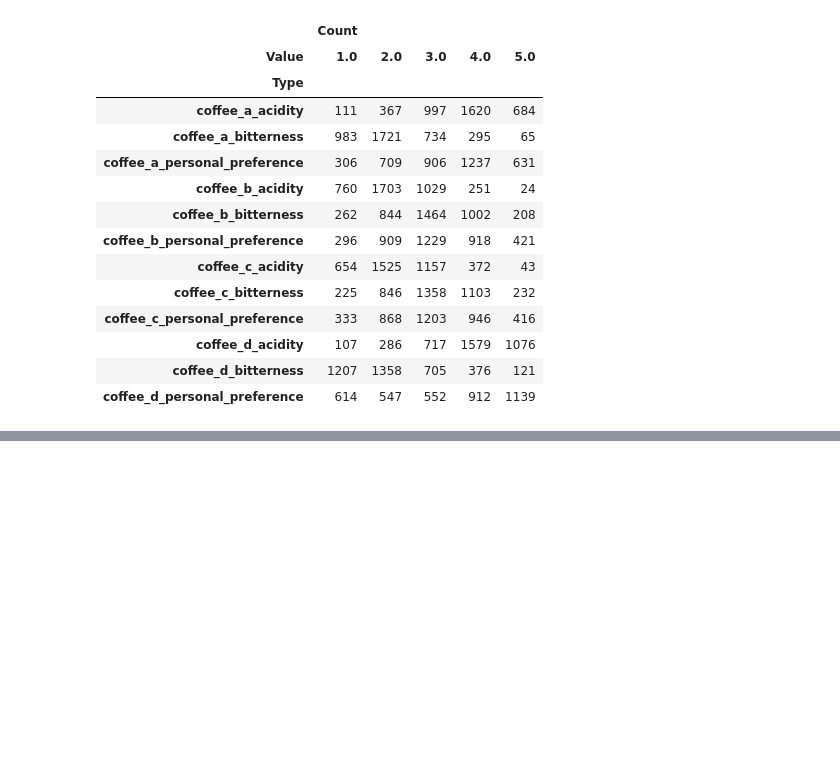
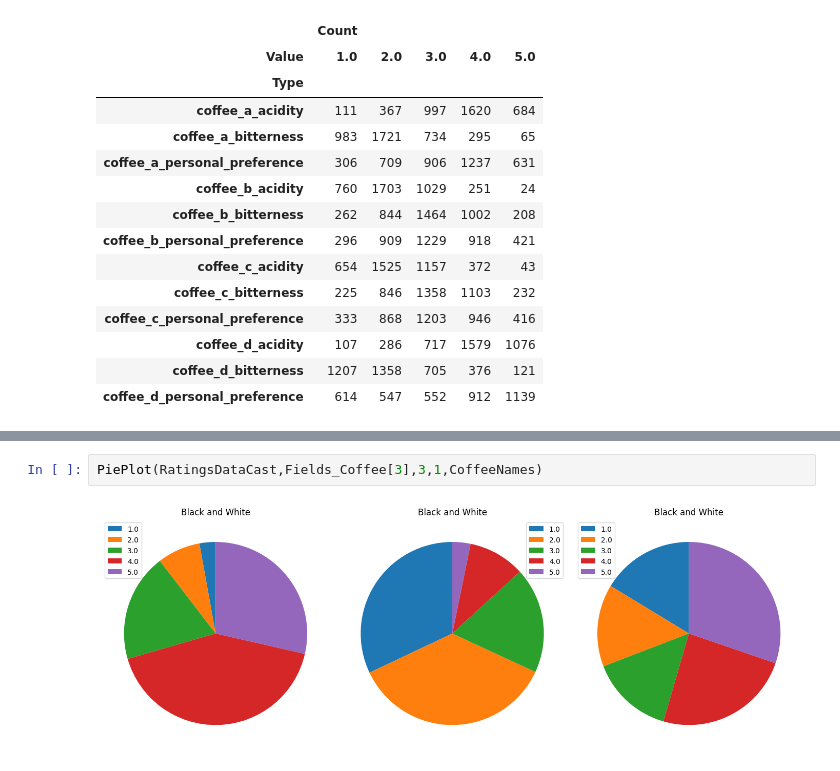
Before and after one commit to TanzeelN/Kaggle-Projects, a Jupyter notebook: American Coffee Taste Test/Data Inspection.ipynb, the cells around one changed output, grey strips where cells are left out. Drawn from its saved outputs; the diff is of its cells as text; blank space fills up the shorter version.

```diff
--- a/American Coffee Taste Test/Data Inspection.ipynb
+++ b/American Coffee Taste Test/Data Inspection.ipynb
@@ -305,0 +302,4 @@ Coffee A:
+# %%
+PiePlot(RatingsDataCast,Fields_Coffee[3],3,1,CoffeeNames)
+# %% [output]
+[figure, added]
```
Also changed, not shown: parts of 7 cells of this notebook.
